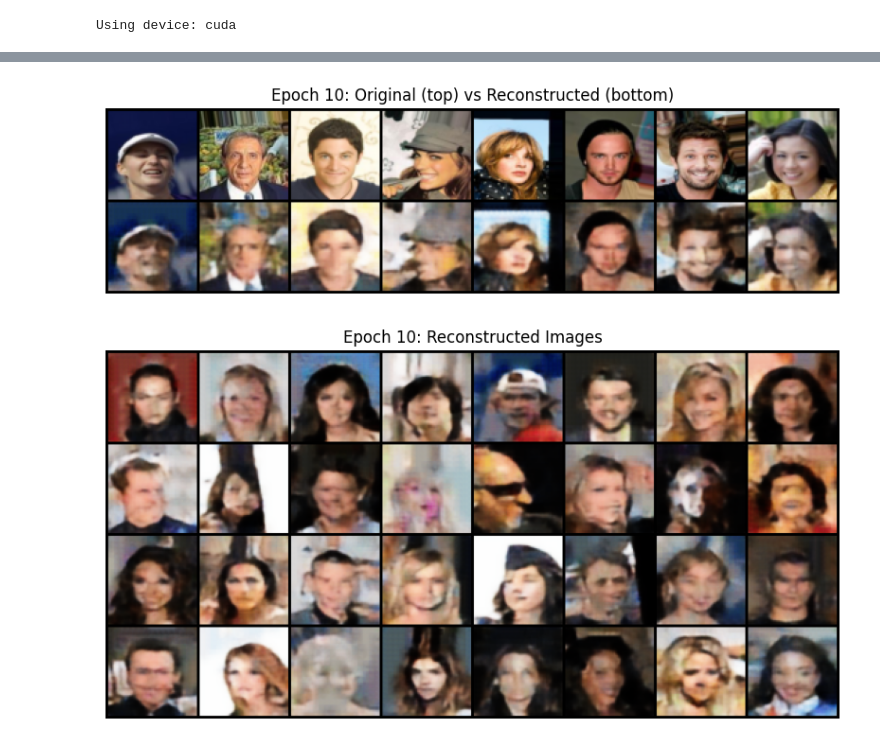
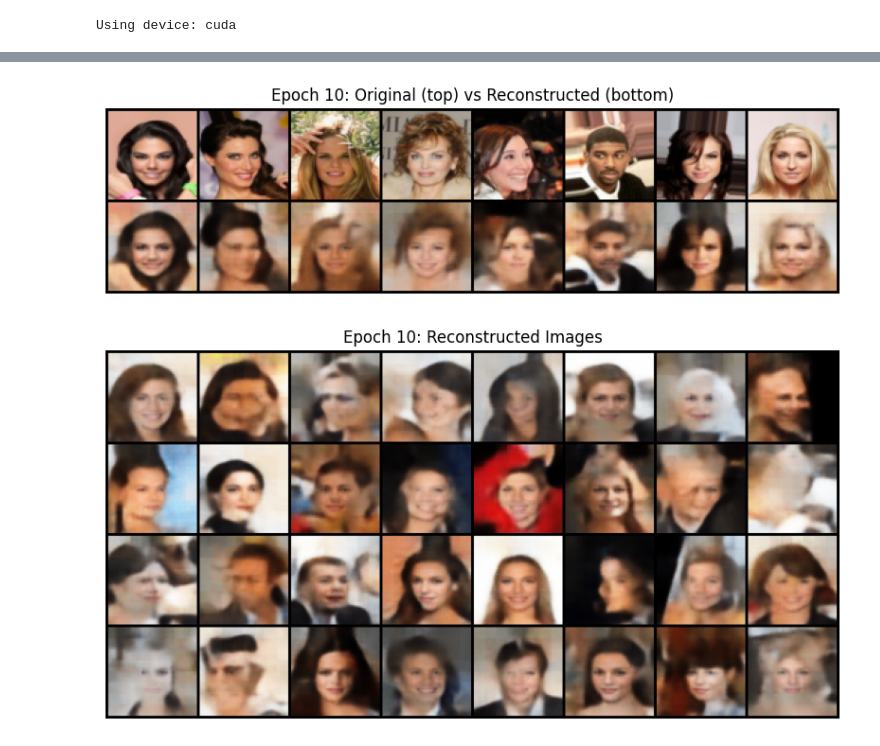
Before and after one commit to k-karna/VAEs, a Jupyter notebook: vq_vae_celeba.ipynb, the cells around one changed output, grey strips where cells are left out. Cells and saved outputs as stored; diff of their text form; code cells hidden in the pictures.

```diff
--- a/vq_vae_celeba.ipynb
+++ b/vq_vae_celeba.ipynb
@@ -143,44 +156,49 @@ class VectorQuantizer(nn.Module):
 # %%
 class VQVAE(nn.Module):
-    def __init__(self, num_embeddings=128, embedding_dim=32, commitment_cost=0.2):
+    def __init__(self, num_embeddings=128, embedding_dim=32, commitment_cost=0.25):
         super().__init__()
         self.encoder = nn.Sequential(
             nn.Conv2d(3, 64, 4, stride=2, padding=1),
             nn.LeakyReLU(),
             nn.Conv2d(64, 128, 4, stride=2, padding=1),
             nn.LeakyReLU(),
-            nn.Conv2d(128, embedding_dim, 1)
+            nn.Conv2d(128, 256, 4, stride=2, padding=1),
+            nn.LeakyReLU(),
+            nn.Conv2d(256, embedding_dim, 1)
         )
 
         self.vq = VectorQuantizer(num_embeddings, embedding_dim, commitment_cost)
 
         self.decoder = nn.Sequential(
-
-            nn.ConvTranspose2d(embedding_dim, 128, 4, stride=2, padding=1),
+            nn.ConvTranspose2d(embedding_dim, 256, 4, stride=2, padding=1),
+            nn.LeakyReLU(),
+            nn.ConvTranspose2d(256, 128, 4, stride=2, padding=1),
             nn.LeakyReLU(),
             nn.ConvTranspose2d(128, 64, 4, stride=2, padding=1),
             nn.LeakyReLU(),
             nn.Conv2d(64, 3, 3, padding=1),
             nn.Sigmoid()
         )
-
     def forward(self, x):
-        z = self.encoder(x)
-        quantized, vq_loss, encoding_indices = self.vq(z)
-        x_recon = self.decoder(quantized)
-        return x_recon, vq_loss, encoding_indices
+      z = self.encoder(x)
+      quantized, codebook_loss, commitment_loss, encoding_indices = self.vq(z)
+      x_recon = self.decoder(quantized)
+      return x_recon, codebook_loss, commitment_loss, encoding_indices
 
     def decode_from_indices(self, indices):
-        # Convert indices to quantized vectors
-        quantized = self.vq.embedding(indices)
-        # Reshape to (B, H, W, C) then permute to (B, C, H, W)
-        quantized = quantized.view(indices.shape[0], 8, 8, -1).permute(0, 3, 1, 2)
-        return self.decoder(quantized)
+      #Converting indices to embeddings (shape: B, L, D)
+      quantized = self.vq.embedding(indices)
+
+      #Reshapes it back to spatial grid (assuming L = H × W)
+      H = W = int(indices.shape[1]**0.5)
+      quantized = quantized.view(indices.shape[0], H, W, -1) # (B, H, W, D)
+      quantized = quantized.permute(0, 3, 1, 2)              # (B, D, H, W)
+      return self.decoder(quantized)
 # %%
 num_epochs = 10
 learning_rate = 25e-4
 
-model = VQVAE(num_embeddings=64, embedding_dim=16)
+model = VQVAE(num_embeddings=128, embedding_dim=32)
 optimizer = torch.optim.Adam(model.parameters(), lr=learning_rate)
 
 #for GPU training
@@ -263,26 +282,26 @@ Total Training Time: 71 min 23.15 s
 # %%
 # reconstructing some images after last epoch
 model.eval()
-torch.manual_seed(40)
+torch.manual_seed(41)
 with torch.no_grad():
 
   sample = images[:8].to(device)
-  recon, _, _ = model(sample)
+  recon, _, _,_ = model(sample)
 
   comparison = torch.cat([sample.cpu(), recon.cpu()])
   show_images(comparison, f'Epoch {epoch}: Original (top) vs Reconstructed (bottom)')
 # %% [output]
-[figure, old version]
+[figure, new version]
 # %%
 # displaying only reconstructed images
 model.eval()
 with torch.no_grad():
   dataiter = iter(celeba_loader)
   images, _ = next(dataiter)
 
   sample = images[:32].to(device)
-  recon, _, _ = model(sample)
+  recon, _, _,_ = model(sample)
 
   show_images(recon.cpu(), f'Epoch {epoch}: Reconstructed Images')
 # %% [output]
-[figure, old version]
+[figure, new version]
```
Also changed, not shown: parts of 7 cells of this notebook, 2 other files.
